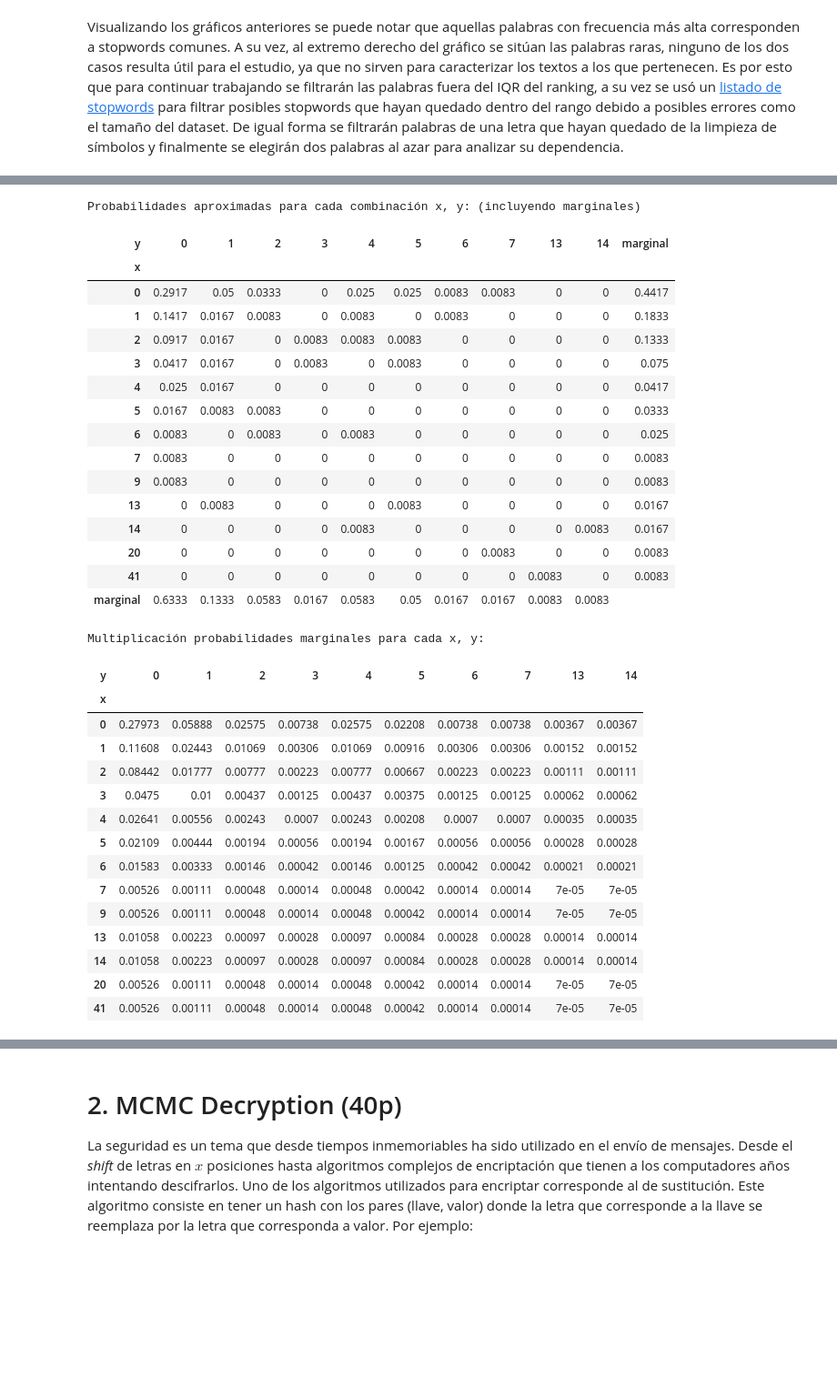
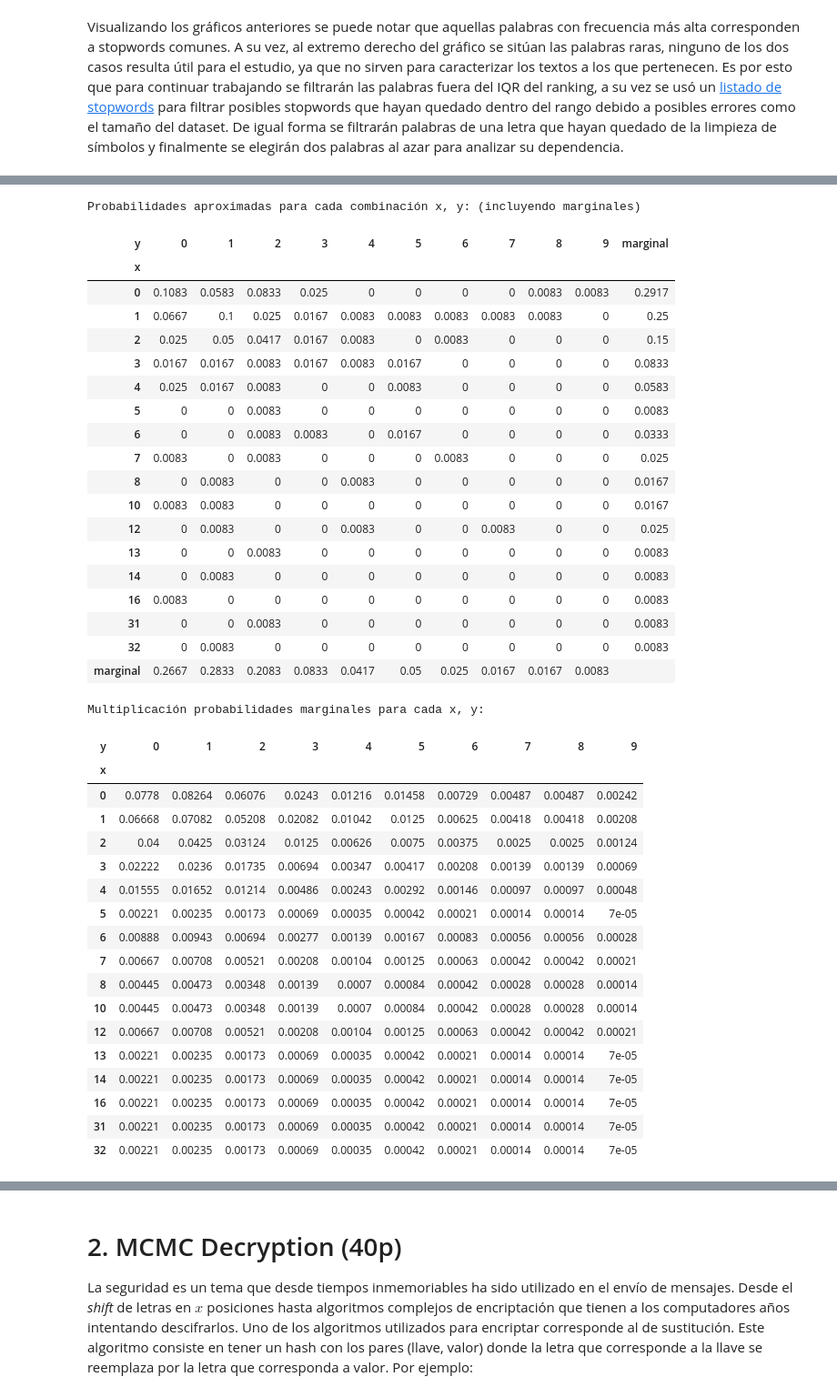
Before and after one commit to dmedelba/Lab3-Estaca, a Jupyter notebook: Laboratorio 3.ipynb, the cells around one changed output, grey strips where cells are left out. Shown at 91% size. Drawn from its saved outputs; the diff is of its cells as text; code cells hidden in the pictures; blank space fills up the shorter version.

```diff
--- a/Laboratorio 3.ipynb
+++ b/Laboratorio 3.ipynb
@@ -362,19 +350,19 @@ df_res = pd.DataFrame(resultados, index=indices)
 df_conjunto = df_res.groupby(by=[palabra1, palabra2]).size().reset_index(name="frecuencia")
 df_conjunto['prob'] = round(df_conjunto.frecuencia/nDivisiones, 4)
 
-# DF fdp marginal 'king'
+# DF fdp marginal palabra 1
 df_pal1 = df_res.groupby(by=[palabra1]).size().reset_index(name="frecuencia")
 df_pal1['prob'] = round(df_pal1.frecuencia/nDivisiones , 4)
 
-# DF fdp marginal 'monster'
+# DF fdp marginal palabra 2
 df_pal2 = df_res.groupby(by=[palabra2]).size().reset_index(name="frecuencia")
 df_pal2['prob'] = round(df_pal2.frecuencia/nDivisiones , 4)
 
 # Formular dataframe con fdp multivariada
 # Llenar etiquetas filas y columnas
-df_fdp = pd.DataFrame(index = df_pal1.king.values, columns = df_pal2.monster.values)
-df_pal1.king.values
-df_pal2.monster.values
+df_fdp = pd.DataFrame(index = df_pal1[palabra1].values, columns = df_pal2[palabra2].values)
+df_pal1[palabra1].values
+df_pal2[palabra2].values
 df_fdp.fillna(0, inplace=True)
 df_fdp = df_fdp.astype(float)
 # Llenar datos
@@ -395,63 +383,69 @@ for index, row in df_pal2.iterrows():
     col = row[0]
     prob = row[2]
     df_fdp[col]['marginal'] = prob
 
 # Limpieza resultado
 df_fdp = df_fdp.astype(str)
 df_fdp['marginal']['marginal'] = ''
 df_fdp.replace('0.0', '0', inplace=True)
 
 print('\nProbabilidades aproximadas para cada combinación x, y: (incluyendo marginales)\n')
 display(df_fdp)
 
 # Formulación de multiplicación de marginales
 df_marginales = df_fdp.copy()
 df_marginales.drop('marginal', axis=0, inplace=True)
 df_marginales.drop('marginal', axis=1, inplace=True)
 for index, row in df_pal1.iterrows():
     fila = row[0]
     prob_i = row[2]
     for index, col in df_pal2.iterrows():
         columna = col[0]
         prob_j = col[2]
         df_marginales[columna][fila] = round(prob_i * prob_j, 5)
 
 print('\nMultiplicación probabilidades marginales para cada x, y:\n')
 df_marginales
 # %% [output]
 Probabilidades aproximadas para cada combinación x, y: (incluyendo marginales)
-| y | 0 | 1 | 2 | 3 | 4 | 5 | 6 | 7 | 13 | 14 | marginal |
+| y | 0 | 1 | 2 | 3 | 4 | 5 | 6 | 7 | 8 | 9 | marginal |
 | x |  |  |  |  |  |  |  |  |  |  |  |
-| 0 | 0.2917 | 0.05 | 0.0333 | 0 | 0.025 | 0.025 | 0.0083 | 0.0083 | 0 | 0 | 0.4417 |
-| 1 | 0.1417 | 0.0167 | 0.0083 | 0 | 0.0083 | 0 | 0.0083 | 0 | 0 | 0 | 0.1833 |
-| 2 | 0.0917 | 0.0167 | 0 | 0.0083 | 0.0083 | 0.0083 | 0 | 0 | 0 | 0 | 0.1333 |
-| 3 | 0.0417 | 0.0167 | 0 | 0.0083 | 0 | 0.0083 | 0 | 0 | 0 | 0 | 0.075 |
-| 4 | 0.025 | 0.0167 | 0 | 0 | 0 | 0 | 0 | 0 | 0 | 0 | 0.0417 |
-| 5 | 0.0167 | 0.0083 | 0.0083 | 0 | 0 | 0 | 0 | 0 | 0 | 0 | 0.0333 |
-| 6 | 0.0083 | 0 | 0.0083 | 0 | 0.0083 | 0 | 0 | 0 | 0 | 0 | 0.025 |
-| 7 | 0.0083 | 0 | 0 | 0 | 0 | 0 | 0 | 0 | 0 | 0 | 0.0083 |
-| 9 | 0.0083 | 0 | 0 | 0 | 0 | 0 | 0 | 0 | 0 | 0 | 0.0083 |
-| 13 | 0 | 0.0083 | 0 | 0 | 0 | 0.0083 | 0 | 0 | 0 | 0 | 0.0167 |
-| 14 | 0 | 0 | 0 | 0 | 0.0083 | 0 | 0 | 0 | 0 | 0.0083 | 0.0167 |
-| 20 | 0 | 0 | 0 | 0 | 0 | 0 | 0 | 0.0083 | 0 | 0 | 0.0083 |
-| 41 | 0 | 0 | 0 | 0 | 0 | 0 | 0 | 0 | 0.0083 | 0 | 0.0083 |
-| marginal | 0.6333 | 0.1333 | 0.0583 | 0.0167 | 0.0583 | 0.05 | 0.0167 | 0.0167 | 0.0083 | 0.0083 |  |
+| 0 | 0.1083 | 0.0583 | 0.0833 | 0.025 | 0 | 0 | 0 | 0 | 0.0083 | 0.0083 | 0.2917 |
+| 1 | 0.0667 | 0.1 | 0.025 | 0.0167 | 0.0083 | 0.0083 | 0.0083 | 0.0083 | 0.0083 | 0 | 0.25 |
+| 2 | 0.025 | 0.05 | 0.0417 | 0.0167 | 0.0083 | 0 | 0.0083 | 0 | 0 | 0 | 0.15 |
+| 3 | 0.0167 | 0.0167 | 0.0083 | 0.0167 | 0.0083 | 0.0167 | 0 | 0 | 0 | 0 | 0.0833 |
+| 4 | 0.025 | 0.0167 | 0.0083 | 0 | 0 | 0.0083 | 0 | 0 | 0 | 0 | 0.0583 |
+| 5 | 0 | 0 | 0.0083 | 0 | 0 | 0 | 0 | 0 | 0 | 0 | 0.0083 |
+| 6 | 0 | 0 | 0.0083 | 0.0083 | 0 | 0.0167 | 0 | 0 | 0 | 0 | 0.0333 |
+| 7 | 0.0083 | 0 | 0.0083 | 0 | 0 | 0 | 0.0083 | 0 | 0 | 0 | 0.025 |
+| 8 | 0 | 0.0083 | 0 | 0 | 0.0083 | 0 | 0 | 0 | 0 | 0 | 0.0167 |
+| 10 | 0.0083 | 0.0083 | 0 | 0 | 0 | 0 | 0 | 0 | 0 | 0 | 0.0167 |
+| 12 | 0 | 0.0083 | 0 | 0 | 0.0083 | 0 | 0 | 0.0083 | 0 | 0 | 0.025 |
+| 13 | 0 | 0 | 0.0083 | 0 | 0 | 0 | 0 | 0 | 0 | 0 | 0.0083 |
+| 14 | 0 | 0.0083 | 0 | 0 | 0 | 0 | 0 | 0 | 0 | 0 | 0.0083 |
+| 16 | 0.0083 | 0 | 0 | 0 | 0 | 0 | 0 | 0 | 0 | 0 | 0.0083 |
+| 31 | 0 | 0 | 0.0083 | 0 | 0 | 0 | 0 | 0 | 0 | 0 | 0.0083 |
+| 32 | 0 | 0.0083 | 0 | 0 | 0 | 0 | 0 | 0 | 0 | 0 | 0.0083 |
+| marginal | 0.2667 | 0.2833 | 0.2083 | 0.0833 | 0.0417 | 0.05 | 0.025 | 0.0167 | 0.0167 | 0.0083 |  |
 Multiplicación probabilidades marginales para cada x, y:
-| y | 0 | 1 | 2 | 3 | 4 | 5 | 6 | 7 | 13 | 14 |
+| y | 0 | 1 | 2 | 3 | 4 | 5 | 6 | 7 | 8 | 9 |
 | x |  |  |  |  |  |  |  |  |  |  |
-| 0 | 0.27973 | 0.05888 | 0.02575 | 0.00738 | 0.02575 | 0.02208 | 0.00738 | 0.00738 | 0.00367 | 0.00367 |
-| 1 | 0.11608 | 0.02443 | 0.01069 | 0.00306 | 0.01069 | 0.00916 | 0.00306 | 0.00306 | 0.00152 | 0.00152 |
-| 2 | 0.08442 | 0.01777 | 0.00777 | 0.00223 | 0.00777 | 0.00667 | 0.00223 | 0.00223 | 0.00111 | 0.00111 |
-| 3 | 0.0475 | 0.01 | 0.00437 | 0.00125 | 0.00437 | 0.00375 | 0.00125 | 0.00125 | 0.00062 | 0.00062 |
-| 4 | 0.02641 | 0.00556 | 0.00243 | 0.0007 | 0.00243 | 0.00208 | 0.0007 | 0.0007 | 0.00035 | 0.00035 |
-| 5 | 0.02109 | 0.00444 | 0.00194 | 0.00056 | 0.00194 | 0.00167 | 0.00056 | 0.00056 | 0.00028 | 0.00028 |
-| 6 | 0.01583 | 0.00333 | 0.00146 | 0.00042 | 0.00146 | 0.00125 | 0.00042 | 0.00042 | 0.00021 | 0.00021 |
-| 7 | 0.00526 | 0.00111 | 0.00048 | 0.00014 | 0.00048 | 0.00042 | 0.00014 | 0.00014 | 7e-05 | 7e-05 |
-| 9 | 0.00526 | 0.00111 | 0.00048 | 0.00014 | 0.00048 | 0.00042 | 0.00014 | 0.00014 | 7e-05 | 7e-05 |
-| 13 | 0.01058 | 0.00223 | 0.00097 | 0.00028 | 0.00097 | 0.00084 | 0.00028 | 0.00028 | 0.00014 | 0.00014 |
-| 14 | 0.01058 | 0.00223 | 0.00097 | 0.00028 | 0.00097 | 0.00084 | 0.00028 | 0.00028 | 0.00014 | 0.00014 |
-| 20 | 0.00526 | 0.00111 | 0.00048 | 0.00014 | 0.00048 | 0.00042 | 0.00014 | 0.00014 | 7e-05 | 7e-05 |
-| 41 | 0.00526 | 0.00111 | 0.00048 | 0.00014 | 0.00048 | 0.00042 | 0.00014 | 0.00014 | 7e-05 | 7e-05 |
+| 0 | 0.0778 | 0.08264 | 0.06076 | 0.0243 | 0.01216 | 0.01458 | 0.00729 | 0.00487 | 0.00487 | 0.00242 |
+| 1 | 0.06668 | 0.07082 | 0.05208 | 0.02082 | 0.01042 | 0.0125 | 0.00625 | 0.00418 | 0.00418 | 0.00208 |
+| 2 | 0.04 | 0.0425 | 0.03124 | 0.0125 | 0.00626 | 0.0075 | 0.00375 | 0.0025 | 0.0025 | 0.00124 |
+| 3 | 0.02222 | 0.0236 | 0.01735 | 0.00694 | 0.00347 | 0.00417 | 0.00208 | 0.00139 | 0.00139 | 0.00069 |
+| 4 | 0.01555 | 0.01652 | 0.01214 | 0.00486 | 0.00243 | 0.00292 | 0.00146 | 0.00097 | 0.00097 | 0.00048 |
+| 5 | 0.00221 | 0.00235 | 0.00173 | 0.00069 | 0.00035 | 0.00042 | 0.00021 | 0.00014 | 0.00014 | 7e-05 |
+| 6 | 0.00888 | 0.00943 | 0.00694 | 0.00277 | 0.00139 | 0.00167 | 0.00083 | 0.00056 | 0.00056 | 0.00028 |
+| 7 | 0.00667 | 0.00708 | 0.00521 | 0.00208 | 0.00104 | 0.00125 | 0.00063 | 0.00042 | 0.00042 | 0.00021 |
+| 8 | 0.00445 | 0.00473 | 0.00348 | 0.00139 | 0.0007 | 0.00084 | 0.00042 | 0.00028 | 0.00028 | 0.00014 |
+| 10 | 0.00445 | 0.00473 | 0.00348 | 0.00139 | 0.0007 | 0.00084 | 0.00042 | 0.00028 | 0.00028 | 0.00014 |
+| 12 | 0.00667 | 0.00708 | 0.00521 | 0.00208 | 0.00104 | 0.00125 | 0.00063 | 0.00042 | 0.00042 | 0.00021 |
+| 13 | 0.00221 | 0.00235 | 0.00173 | 0.00069 | 0.00035 | 0.00042 | 0.00021 | 0.00014 | 0.00014 | 7e-05 |
+| 14 | 0.00221 | 0.00235 | 0.00173 | 0.00069 | 0.00035 | 0.00042 | 0.00021 | 0.00014 | 0.00014 | 7e-05 |
+| 16 | 0.00221 | 0.00235 | 0.00173 | 0.00069 | 0.00035 | 0.00042 | 0.00021 | 0.00014 | 0.00014 | 7e-05 |
+| 31 | 0.00221 | 0.00235 | 0.00173 | 0.00069 | 0.00035 | 0.00042 | 0.00021 | 0.00014 | 0.00014 | 7e-05 |
+| 32 | 0.00221 | 0.00235 | 0.00173 | 0.00069 | 0.00035 | 0.00042 | 0.00021 | 0.00014 | 0.00014 | 7e-05 |
 # %% [markdown]
 Finalmente, se puede comprobar inicialmente que en la primera matriz que en general al cambiar el valor de y, se obtienen distintas distribuciones para x, por lo que inicialmente no serían independientes.
 
```
Also changed, not shown: parts of 15 cells of this notebook, 9 other files.
